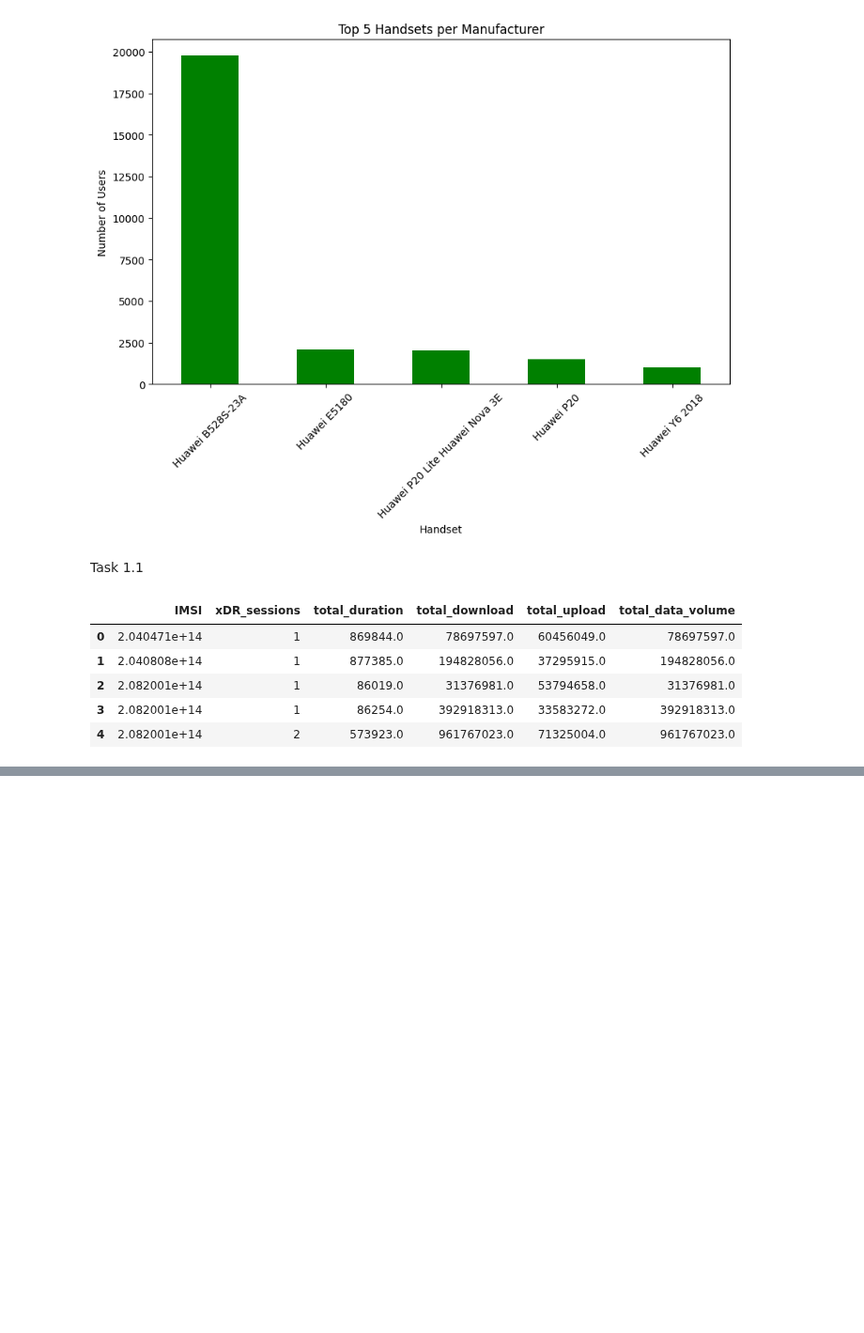
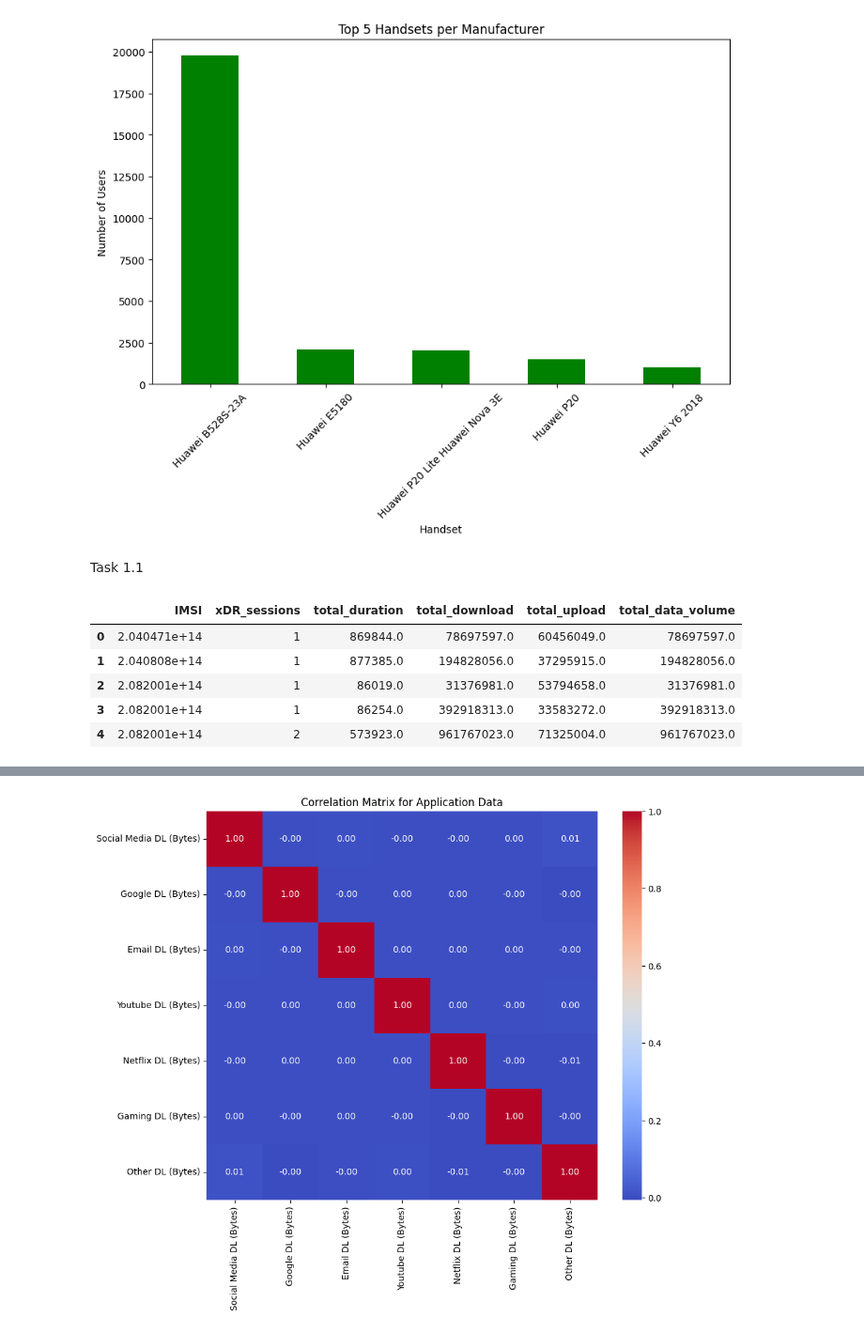
Before and after one commit to yishakk/Week-2-TellCo, a Jupyter notebook: notebooks/overview_analysis.ipynb, the cells around one changed output, grey strips where cells are left out. Shown at 94% size. Saved outputs shown, nothing was run; the diff lists cells and outputs as text; code cells hidden in the pictures; blank space fills up the shorter version.

```diff
--- a/notebooks/overview_analysis.ipynb
+++ b/notebooks/overview_analysis.ipynb
@@ -109,0 +225,11 @@ user_metrics.head()
+# %%
+app_data = tellco_data[['Social Media DL (Bytes)', 'Google DL (Bytes)', 'Email DL (Bytes)', 'Youtube DL (Bytes)', 'Netflix DL (Bytes)', 'Gaming DL (Bytes)', 'Other DL (Bytes)']]
+
+correlation_matrix = app_data.corr()
+
+plt.figure(figsize=(10, 8))
+sns.heatmap(correlation_matrix, annot=True, cmap='coolwarm', fmt=".2f")
+plt.title('Correlation Matrix for Application Data')
+plt.show()
+# %% [output]
+[figure, added]
```
Also changed, not shown: parts of 11 cells of this notebook, 1 other file.
